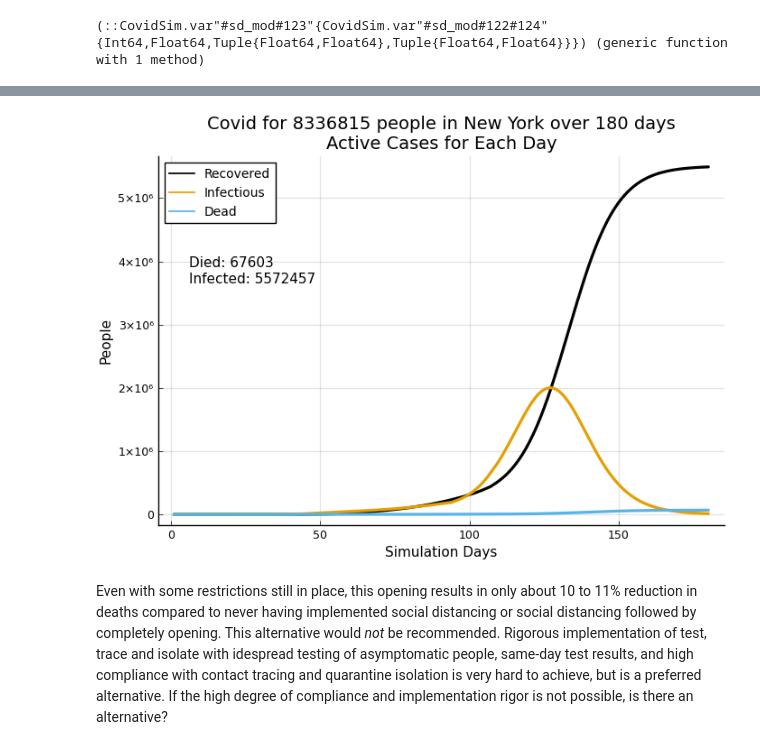
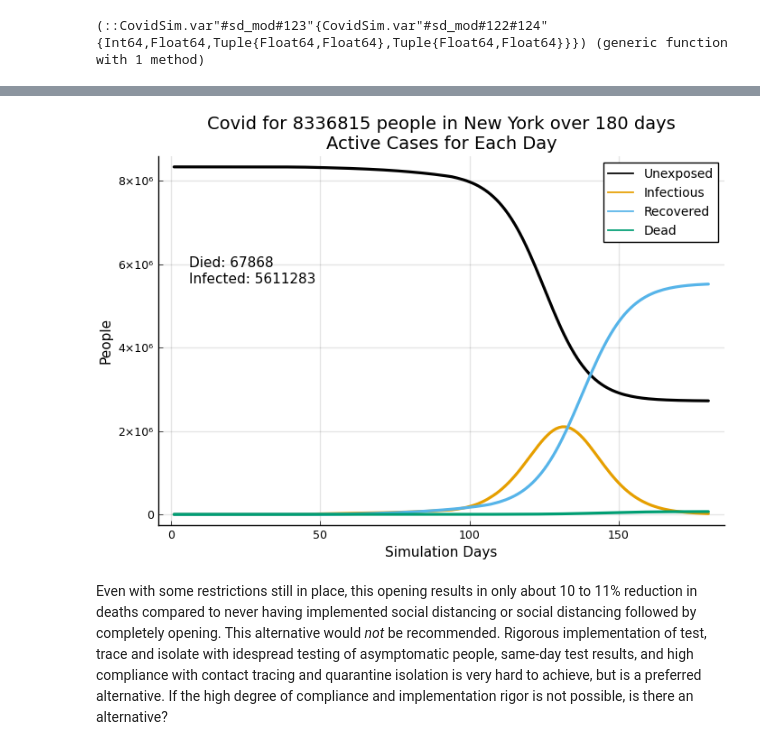
Before and after one commit to lewisl/CovidSim, a Jupyter notebook: notebooks/Vulnerable_Isolation.ipynb, the cells around one changed output, grey strips where cells are left out. Drawn from its saved outputs; the diff is of its cells as text; code cells hidden in the pictures.

```diff
--- a/notebooks/Vulnerable_Isolation.ipynb
+++ b/notebooks/Vulnerable_Isolation.ipynb
@@ -157,8 +154,8 @@ at day 180 r0 = 0.31
 Simulation completed for 180 days.
 # %%
-nycopen2=cumplot(series,newyork.fips,[recovered,infectious, dead],geo=geo)
+nycopen2=cumplot(series,newyork.fips,geo=geo)
 # %% [output]
-[figure, old version]
+[figure, new version]
 # %% [markdown]
 Even with some restrictions still in place, this opening results in only about 10 to 11% reduction in deaths compared to never having implemented social distancing or social distancing followed by completely opening. This alternative would *not* be recommended. Rigorous implementation of test, trace and isolate with idespread testing of asymptomatic people, same-day test results, and high compliance with contact tracing and quarantine isolation is very hard to achieve, but is a preferred alternative.  If the high degree of compliance and implementation rigor is not possible, is there an alternative?
 # %% [markdown]
```
Also changed, not shown: parts of 11 cells of this notebook, 15 other files.
